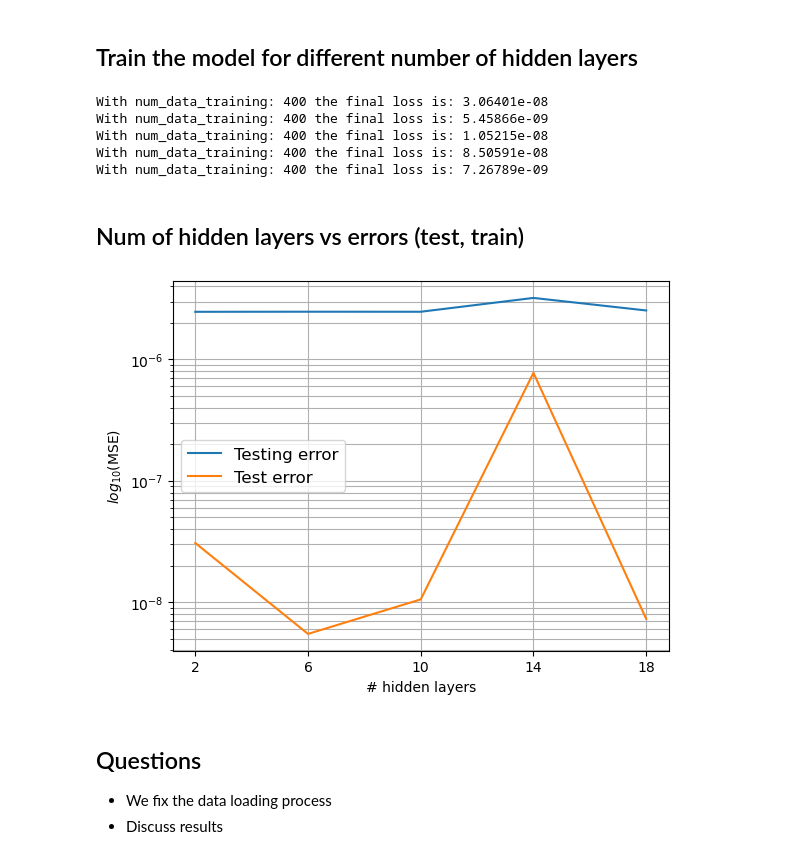
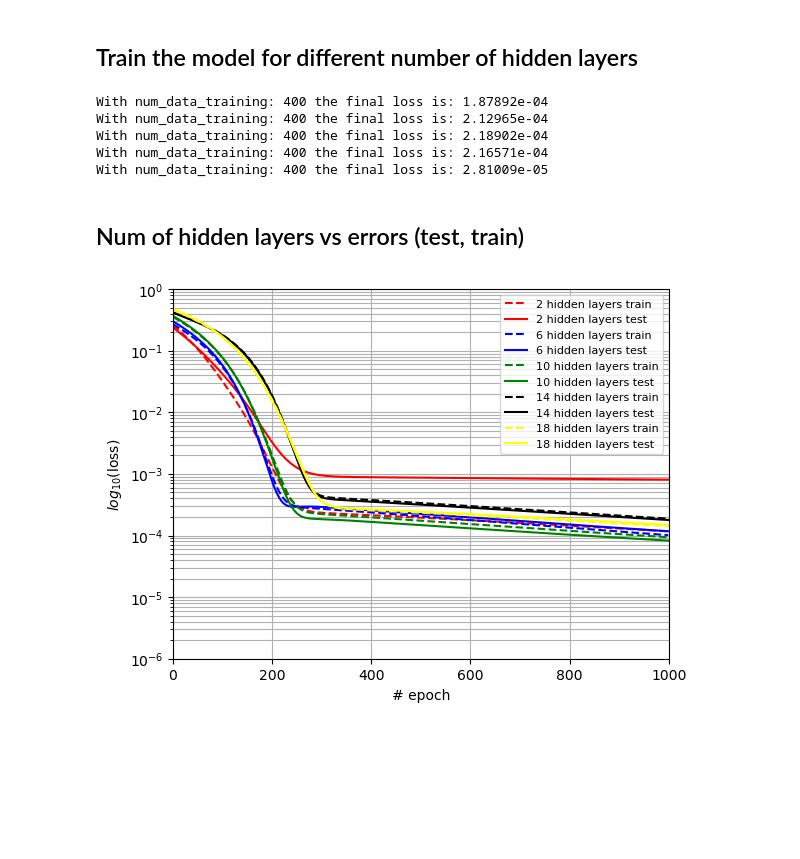
Before and after one commit to mvanzulli/Heat_Transfer_PINN, a Jupyter notebook: playground/Surrogate.ipynb, the cells around one changed output. Saved outputs shown, nothing was run; the diff lists cells and outputs as text; code cells hidden in the pictures; blank space fills up the shorter version.

```diff
--- a/playground/Surrogate.ipynb
+++ b/playground/Surrogate.ipynb
@@ -443,7 +384,6 @@ Theta_test = np.multiply(np.add(X_test, [-T_inf]), [1/(T_b - T_inf)])
 # %% [markdown]
    ### $G$ vs $[\theta_1, \theta_2,... \theta_9]$
 # %%
-num_sample_plots = 100
 aux_ones = np.ones((X_train.shape[1],))
 samples_plotted = []
 
@@ -452,13 +392,13 @@ while len(samples_plotted) <= num_sample_plots:
     if sample_picked not in samples_plotted:
         G_sample = Y_train[sample_picked]
         Y_plot = G_sample * aux_ones
-        label = "G = {}".format(G_sample)
+        label =  'G = % .2f' % Y_train[sample_picked]
         plt.scatter(Theta_train[sample_picked,:], Y_plot, label = label, s = 5)
         samples_plotted.append(sample_picked)
 
 plt.xlabel(r'$\theta$')
 plt.ylabel(r'$G$')
-# plt.legend(loc='best', prop={'size': 6})
+plt.legend(loc='best', prop={'size': 6})
 plt.savefig('part1_outputs/figures/GvsTheta.png')
 plt.show()
 # %% [output]
@@ -504,7 +459,7 @@ plt.show()
 # %% [markdown]
 ## Plot $\theta(x)$, max and min for different G values
 # %%
-num_plots = 400
+num_plots = 100
 for i in range(num_plots):
   picked = np.random.randint(0, Theta_train.shape[1])
   label =  'G = {}'.format(Y_test[picked])
@@ -513,9 +468,8 @@ for i in range(num_plots):
 x_reduced = range(1,9)
 plt.plot(x_reduced, min_theta_reduced, 'k-o' ,label = 'min')
 plt.plot(x_reduced, max_theta_reduced, 'k-o',label = 'max')
-
 plt.ylabel(r'$\theta$ [K]')
 plt.xlabel(r'$x*$')
-plt.savefig('part1_outputs/theta_vs_x.png')
+plt.savefig('part1_outputs/figures/ThetaNormvsX.png')
 plt.show()
 # %% [output]
@@ -654,39 +613,43 @@ generate_gif = False
 num_data_training = 400
 
 # result arrays to be filled
-testing_error = np.zeros(len(num_hidden_layers_range))
-elapsed_time = np.zeros_like(testing_error)
-loss_layers = np.zeros((len(num_hidden_layers_range),num_epochs))
-nets = []
+loss_train_layers = np.zeros((len(num_hidden_layers_range),num_epochs))
+loss_test_layers = np.zeros_like(loss_train_layers)
 
 for i,num_hidden_layers in enumerate(num_hidden_layers_range):
-    loss_layers[i,:], testing_error[i], elapsed_time[i], net = train_test_model(
+    loss_train_layers[i,:], loss_test_layers[i], _, _ = train_test_model(
         num_data_training, num_of_neurons, num_hidden_layers, num_epochs,
         X_train, Y_train, X_test, Y_test, device, generate_gif, normalize_bool)
-    nets.append(net)
 # %% [output]
-With num_data_training: 400 the final loss is: 3.06401e-08
-With num_data_training: 400 the final loss is: 5.45866e-09
-With num_data_training: 400 the final loss is: 1.05215e-08
-With num_data_training: 400 the final loss is: 8.50591e-08
-With num_data_training: 400 the final loss is: 7.26789e-09
+With num_data_training: 400 the final loss is: 1.87892e-04
+With num_data_training: 400 the final loss is: 2.12965e-04
+With num_data_training: 400 the final loss is: 2.18902e-04
+With num_data_training: 400 the final loss is: 2.16571e-04
+With num_data_training: 400 the final loss is: 2.81009e-05
 # %% [markdown]
 ## Num of hidden layers vs errors (test, train)
 # %%
-plt.plot(num_hidden_layers_range, testing_error, label="Testing error")
-plt.xticks(num_hidden_layers_range)  # Set label locations.
-mean_loss = [ np.mean(loss_layers[row,-11:-1])  for row in range(loss_layers.shape[0])]
-plt.plot(num_hidden_layers_range, mean_loss, label="Test error")
-plt.legend(loc='best', prop={'size': 12})
-plt.xlabel('# hidden layers')
+num_data_plot = 5
+# pick unique num data point
+num_hidden_layers_range_plot = np.array([2 , 6, 10, 14, 18])
+
+#plot train and test error vs num epochs
+plt.cla()
+for i, num_data_training_plot_case in enumerate(num_hidden_layers_range_plot):
+    index_ndata = np.where(num_hidden_layers_range == num_data_training_plot_case)
+    label_train = "{} hidden layers train".format(num_data_training_plot_case)
+    label_test = "{} hidden layers test".format(num_data_training_plot_case)
+    plt.plot(range(num_epochs), loss_train[index_ndata[0][0],:], label=label_train, linestyle='--', color = colors[i] )
+    plt.plot(range(num_epochs), loss_test[index_ndata[0][0],:], label=label_test, linestyle='-', color = colors[i])
+
+plt.legend(loc='best', prop={'size': 8})
+plt.xlabel('# epoch')
 plt.yscale('log')
-plt.ylabel(r'$log_{10}$(MSE)')
+plt.ylabel(r'$log_{10}$(loss)')
 plt.grid(True, which="both", ls="-")
-plt.savefig('part1_outputs/figures/hiddden_layer_analysis.png')
+plt.xlim(0, num_epochs)
+plt.ylim(1e-6, 1e0)
+plt.savefig('part1_outputs/figures/loss_vs_nepoch.png')
 plt.show()
 # %% [output]
-[figure, old version]
+[figure, new version]
-# %% [markdown]
-## Questions
-- We fix the data loading process
-- Discuss results
```
Also changed, not shown: parts of 17 cells of this notebook, 25 other files.
